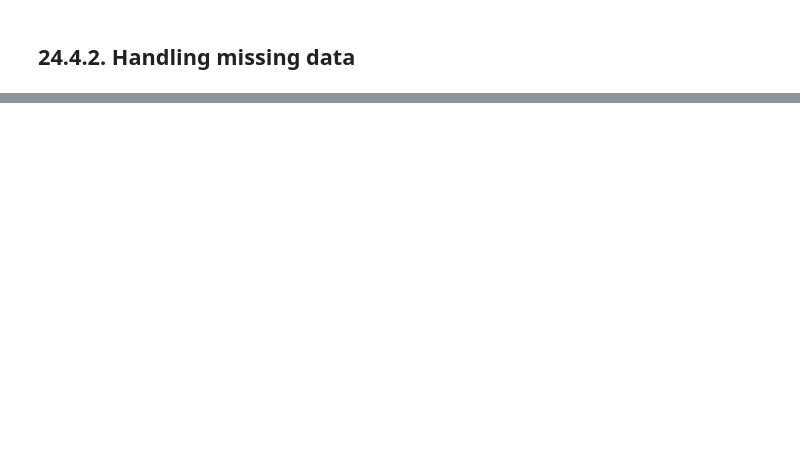
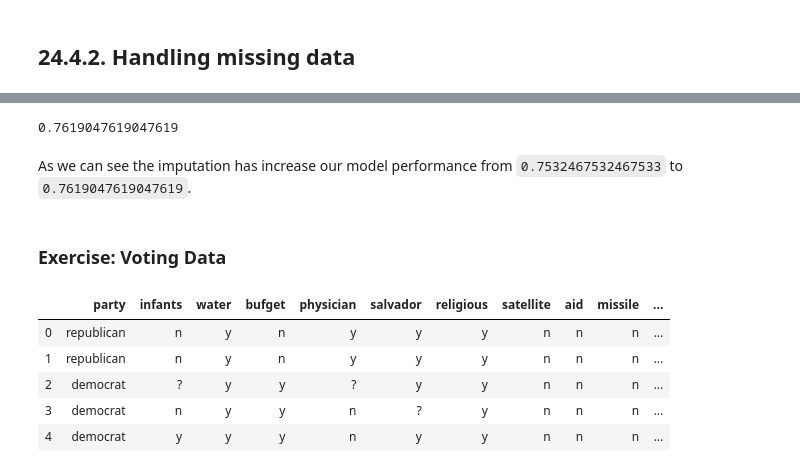
Before and after one commit to BeTKH/DataScieneinPython, a Jupyter notebook: 24. Supervised learning with Sikit learn.ipynb, the cells around one changed output, grey strips where cells are left out. Drawn from its saved outputs; the diff is of its cells as text; code cells hidden in the pictures; blank space fills up the shorter version.

```diff
--- a/24. Supervised learning with Sikit learn.ipynb
+++ b/24. Supervised learning with Sikit learn.ipynb
@@ -1249,0 +1844,27 @@ print(cv_scores)
+# %%
+# fit the pipeline with the training set
+pipeline.fit(X_train, y_train)
+
+#predict with the test set
+y_pred = pipeline.predict(X_test)
+
+#evaluate
+pipeline.score(X_test, y_test)
+# %% [output]
+0.7619047619047619
+# %% [markdown]
+As we can see the imputation has increase our model performance from `0.7532467532467533` to `0.7619047619047619`.
+# %% [markdown]
+### Exercise: Voting Data
+# %%
+import pandas as pd
+
+vote = pd.read_csv('US Congressional Voting Records (1984).csv')
+vote.head()
+# %% [output]
+|  | party | infants | water | bufget | physician | salvador | religious | satellite | aid | missile | ... |
+| 0 | republican | n | y | n | y | y | y | n | n | n | ... |
+| 1 | republican | n | y | n | y | y | y | n | n | n | ... |
+| 2 | democrat | ? | y | y | ? | y | y | n | n | n | ... |
+| 3 | democrat | n | y | y | n | ? | y | n | n | n | ... |
+| 4 | democrat | y | y | y | n | y | y | n | n | n | ... |
```
Also changed, not shown: parts of 88 cells of this notebook, 1 other file.
